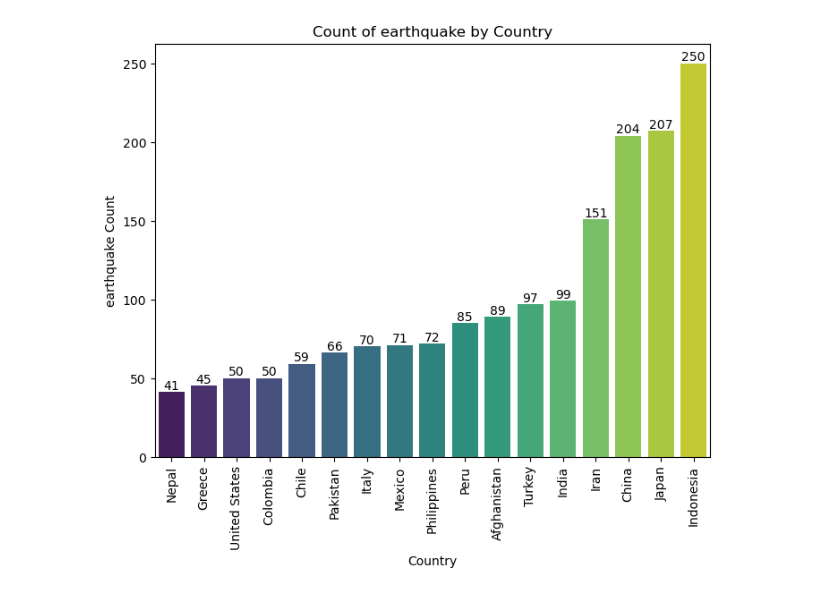
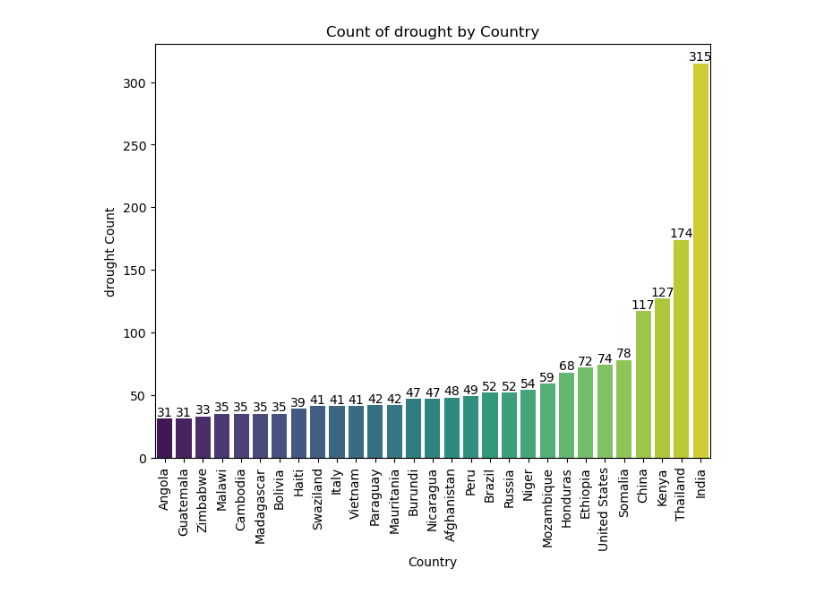
Before and after one commit to dalejandroabel/NASA-Space-Apps, a Jupyter notebook: notebooks/internationalGraphs.ipynb, the cells around one changed output. Saved outputs shown, nothing was run; the diff lists cells and outputs as text; code cells hidden in the pictures.

Commit message:
the finish of the excel disasters

```diff
--- a/notebooks/internationalGraphs.ipynb
+++ b/notebooks/internationalGraphs.ipynb
@@ -63,5 +29,16 @@ filtered_df = filterData(
 # %%
-def plotGeneralHistrogram(df, disaster, minChanger):
+def plotGeneralHistrogram(df, disaster, minChanger = 30):
+    """
+    df: DataFrame bien organizado
+    disaster: Tipo de desastre a filtrar
+    minChanger: Número mínimo de desastres para considerar en el pais
+    """
+
+    if disaster == "mass movement (dry)" or disaster == "volcanic activity":
+        minChanger = 0
+
+
+
     changerCount = df[df['disastertype'] == disaster].groupby('country').size().reset_index(name='changerCount')
 
 
@@ -91,6 +68,6 @@ def plotGeneralHistrogram(df, disaster, minChanger):
     plt.show()
     return None
 # %%
-plotGeneralHistrogram(df, "earthquake", 40)
+plotGeneralHistrogram(df, "drought")
 # %% [output]
-[figure, old version]
+[figure, new version]
```
Also changed, not shown: parts of 13 cells of this notebook.
